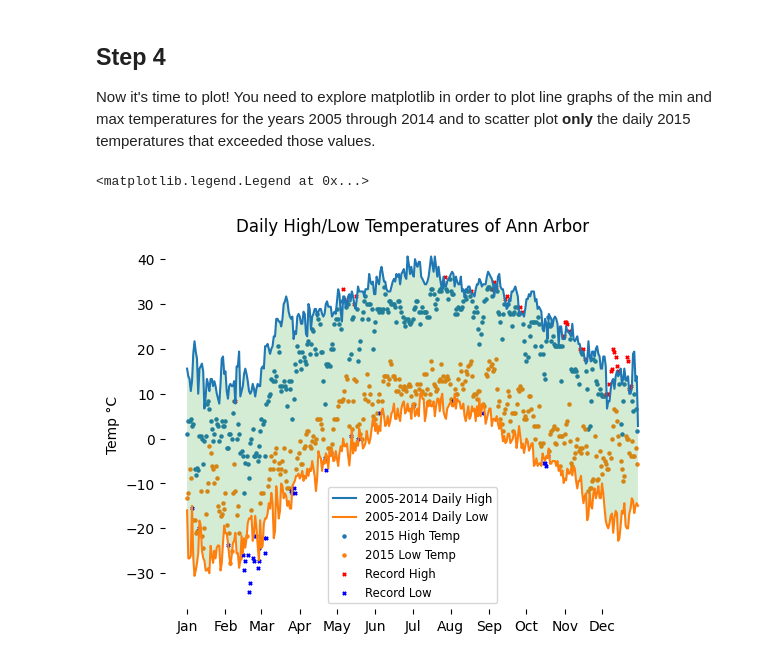
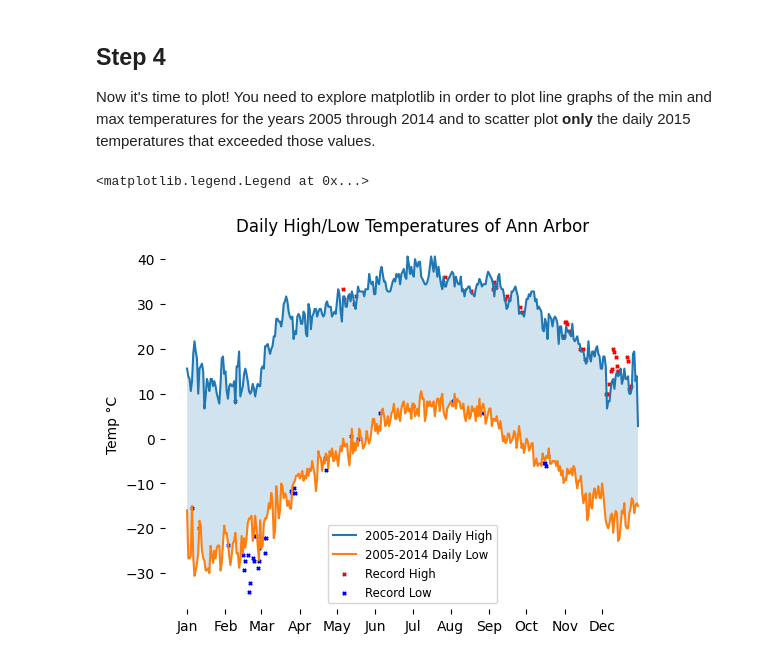
Before and after one commit to calebrauscher/University_of_Michigan, a Jupyter notebook: Applied Plotting/Assignment 2/assignment2.ipynb, the cells around one changed output. Saved outputs shown, nothing was run; the diff lists cells and outputs as text; code cells hidden in the pictures.

Commit message:
removed non record breaking temps

```diff
--- a/Applied Plotting/Assignment 2/assignment2.ipynb
+++ b/Applied Plotting/Assignment 2/assignment2.ipynb
@@ -204,34 +204,34 @@ fig, ax = plt.subplots()
 
 plt.plot(daily_max.index, daily_max.Data_Value, label="2005-2014 Daily High")
 plt.plot(daily_min.index, daily_min.Data_Value, label="2005-2014 Daily Low")
-plt.scatter(regular_highs.index, regular_highs.Data_Value, s=5, label="2015 High Temp")
-plt.scatter(regular_lows.index, regular_lows.Data_Value, s=5, label="2015 Low Temp")
+# plt.scatter(regular_highs.index, regular_highs.Data_Value, s=5, label="2015 High Temp")
+# plt.scatter(regular_lows.index, regular_lows.Data_Value, s=5, label="2015 Low Temp")
 plt.scatter(
     record_highs.index,
     record_highs.Data_Value,
     s=5,
     marker="x",
     c="red",
     label="Record High",
 )
 plt.scatter(
     record_lows.index,
     record_lows.Data_Value,
     s=5,
     marker="x",
     c="blue",
     label="Record Low",
 )
 ax.set_xticks(month_starts)
 ax.set_xticklabels(month_names)
 ax.fill_between(daily_max.index, daily_max.Data_Value, daily_min.Data_Value, alpha=0.2)
 
 for spine in plt.gca().spines.values():
     spine.set_visible(False)
 
 plt.ylabel("Temp °C")
 plt.title("Daily High/Low Temperatures of Ann Arbor")
 plt.legend(fontsize="small")
 # %% [output]
 <matplotlib.legend.Legend at 0x...>
-[figure, old version]
+[figure, new version]
```
